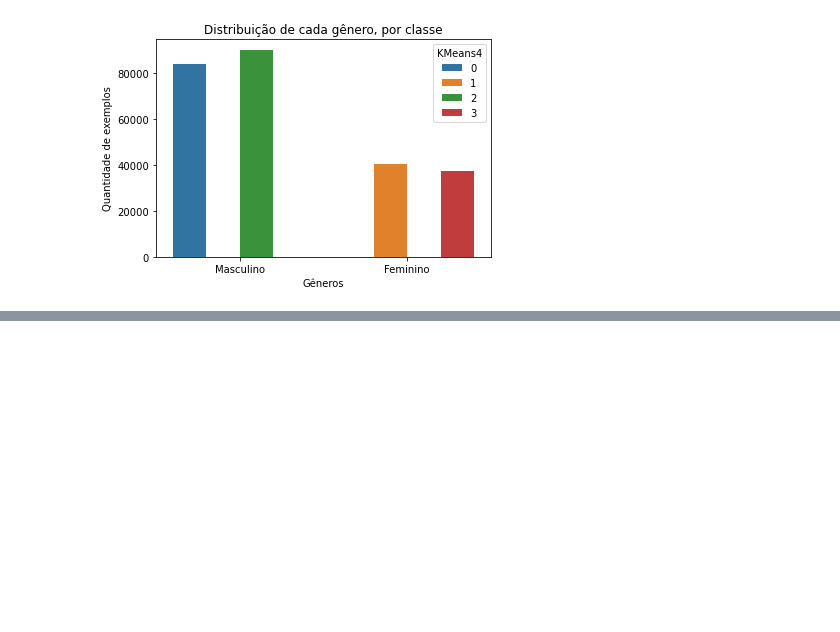
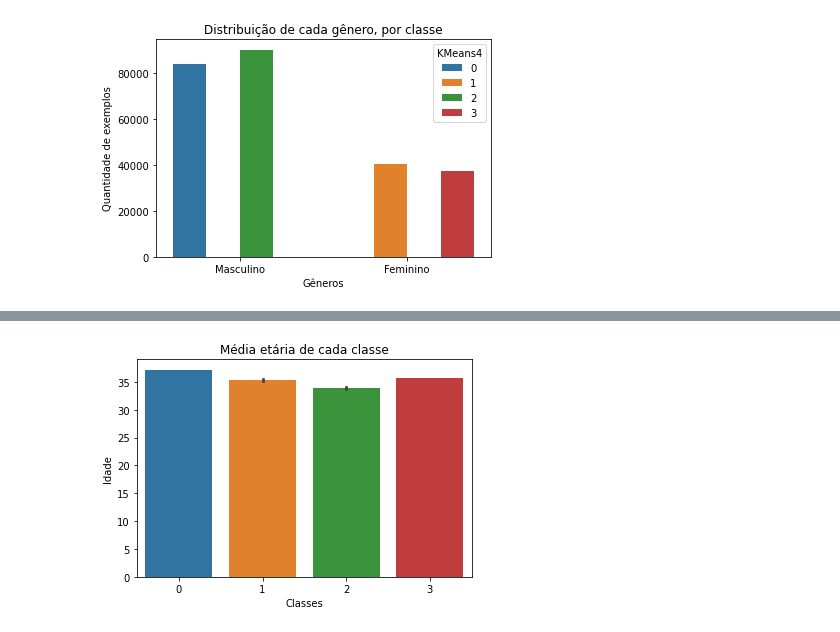
Before and after one commit to tremefabris/am-t2, a Jupyter notebook: bank-transactions-cluster-interpretation.ipynb, the cells around one changed output, grey strips where cells are left out. Drawn from its saved outputs; the diff is of its cells as text; code cells hidden in the pictures; blank space fills up the shorter version.

```diff
--- a/bank-transactions-cluster-interpretation.ipynb
+++ b/bank-transactions-cluster-interpretation.ipynb
@@ -422,0 +465,7 @@ _ = pcount.set_xticks([0., 1.], ["Masculino", "Feminino"])
+# %%
+pbar = sns.barplot(data=df, x=chosen, y='CustomerAge', estimator=np.mean)
+_ = pbar.set_title("Média etária de cada classe")
+_ = pbar.set_xlabel("Classes")
+_ = pbar.set_ylabel("Idade")
+# %% [output]
+[figure, added]
```
Also changed, not shown: parts of 16 cells of this notebook.
